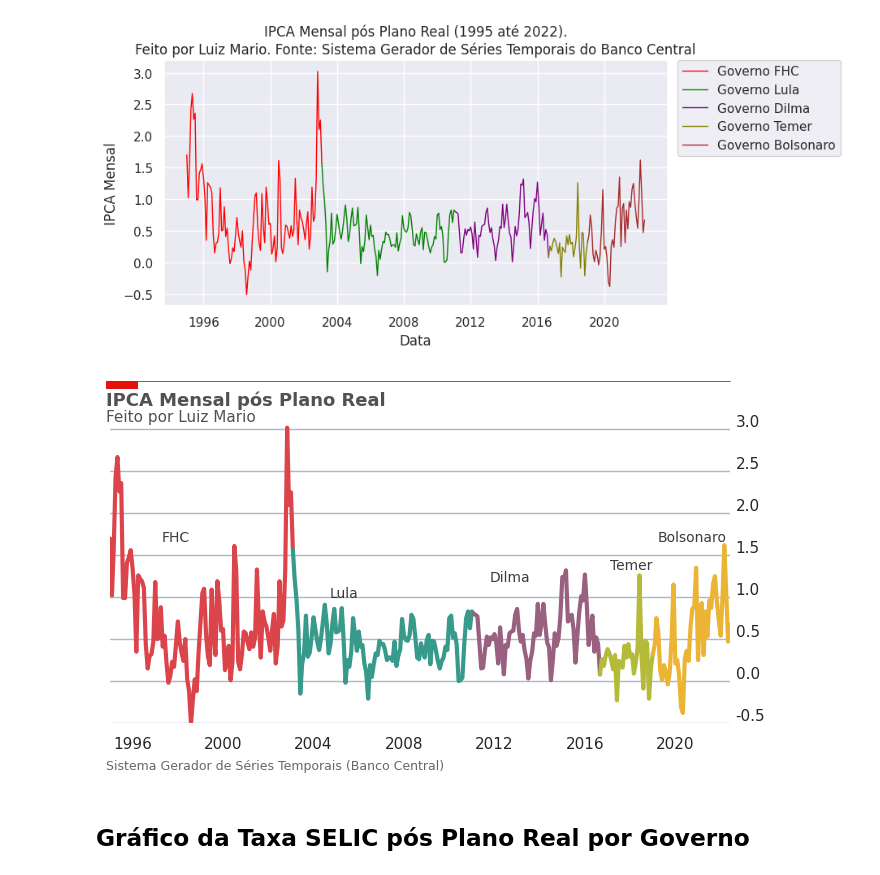
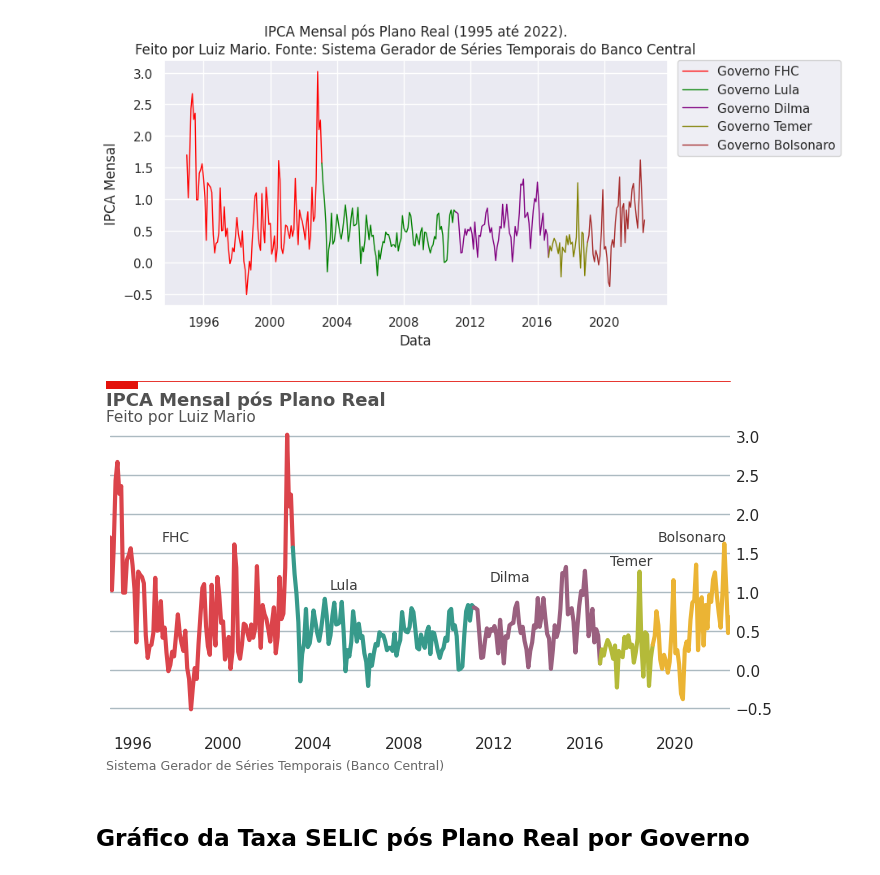
Before and after one commit to luizmarioags/Liga-de-Mercado-Financeiro-UnB, a Jupyter notebook: Graficos_LMF.ipynb, the cells around one changed output. Drawn from its saved outputs; the diff is of its cells as text; code cells hidden in the pictures.

```diff
--- a/Graficos_LMF.ipynb
+++ b/Graficos_LMF.ipynb
@@ -67,4 +69,4 @@ ipca_base = ipca_corrente.shift(1)
 # %%
 # Calculando a variação percentual mensal do IPCA
 ipca["Variação Percentual Mensal do IPCA"] = ((ipca_corrente/ipca_base)-1)*100
-ipca.reset_index()
+ipca.reset_index(inplace = True)
@@ -115,5 +104,6 @@ plt.show()
 # %%
-# Plotando o grafico
+# Plotando o grafico com o grid
+sns.set()
 fig, ax = plt.subplots(figsize=(8,4))
 ax.plot(ipca["Date"].iloc[1:99],
         ipca['IPCA'].iloc[1:99],
@@ -174,15 +164,13 @@ ax.set_frame_on(False)
 ax.tick_params(top=False)
 ax.tick_params(labeltop=False)
 # Configurando um limte para o y, afim de fazermos um plot maior
-ax.set_ylim(-0.5,3.1)
+
 # Configurando o limite para x
 ax.set_xlim(pd.datetime(1995, 1, 1), pd.datetime(2022, 6, 1))
 # Formando o tamanho da legenda do eixo x
 ax.xaxis.set_tick_params(labelsize=11)
 # Formando o tamanho da legenda do eixo y
-ax.set_yticklabels(np.arange(-0.5,3.1,0.5),
-                   ha = 'left',
-                   verticalalignment='bottom')
+
 ax.yaxis.set_tick_params(pad=-2,
                          labeltop=True,
                          labelbottom=False,
@@ -190,36 +178,36 @@ ax.yaxis.set_tick_params(pad=-2,
                          labelsize=11)
 # Adicionando as legendas para cada um dos países
 ax.text(x=.19, y=.58, s='FHC', transform=fig.transFigure, size=10, alpha=.9)
-ax.text(x=.40, y=.44, s='Lula', transform=fig.transFigure, size=10, alpha=.9)
+ax.text(x=.40, y=.46, s='Lula', transform=fig.transFigure, size=10, alpha=.9)
 ax.text(x=.60, y=.48, s='Dilma', transform=fig.transFigure, size=10, alpha=.9)
-ax.text(x=.75, y=.51, s='Temer', transform=fig.transFigure, size=10, alpha=.9)
+ax.text(x=.75, y=.52, s='Temer', transform=fig.transFigure, size=10, alpha=.9)
 ax.text(x=.81, y=.58, s='Bolsonaro', transform=fig.transFigure, size=10, alpha=.9)
 # Adicionando as linhas
 ax.plot([0.12, .9],
         [.98, .98],
         transform=fig.transFigure,
         clip_on=False,
         color='#E3120B',
         linewidth=.6)
 ax.add_patch(plt.Rectangle((0.12,.98),
                            0.04,
                            -0.02,
                            facecolor='#E3120B',
                            transform=fig.transFigure,
                            clip_on=False,
                            linewidth = 0))
 # Adicionando título e subtítulo
 ax.text(x=0.12, y=.92, s="IPCA Mensal pós Plano Real", transform=fig.transFigure, ha='left', fontsize=13, weight='bold', alpha=.8)
 ax.text(x=0.12, y=.88, s="Feito por Luiz Mario", transform=fig.transFigure, ha='left', fontsize=11, alpha=.8)
 # Adicionando o texto da fonte
 ax.text(x=0.12, y=0.01, s="""Sistema Gerador de Séries Temporais (Banco Central)""", transform=fig.transFigure, ha='left', fontsize=9, alpha=.7)
 # Plotando o gráfico
 plt.savefig('/content/Gráficos',           # Configurando o caminho e o nome do arquivo
             dpi = 300,                     # Configurando os pontos por polegada
             bbox_inches="tight",           # Removendo espaço em branco extra
             facecolor='white')             # Configurando o fundo para branco
 # %% [output]
-[figure, old version]
+[figure, new version]
 # %% [markdown]
 ## Gráfico da Taxa SELIC pós Plano Real por Governo
 # %%
```
Also changed, not shown: parts of 8 cells of this notebook.
